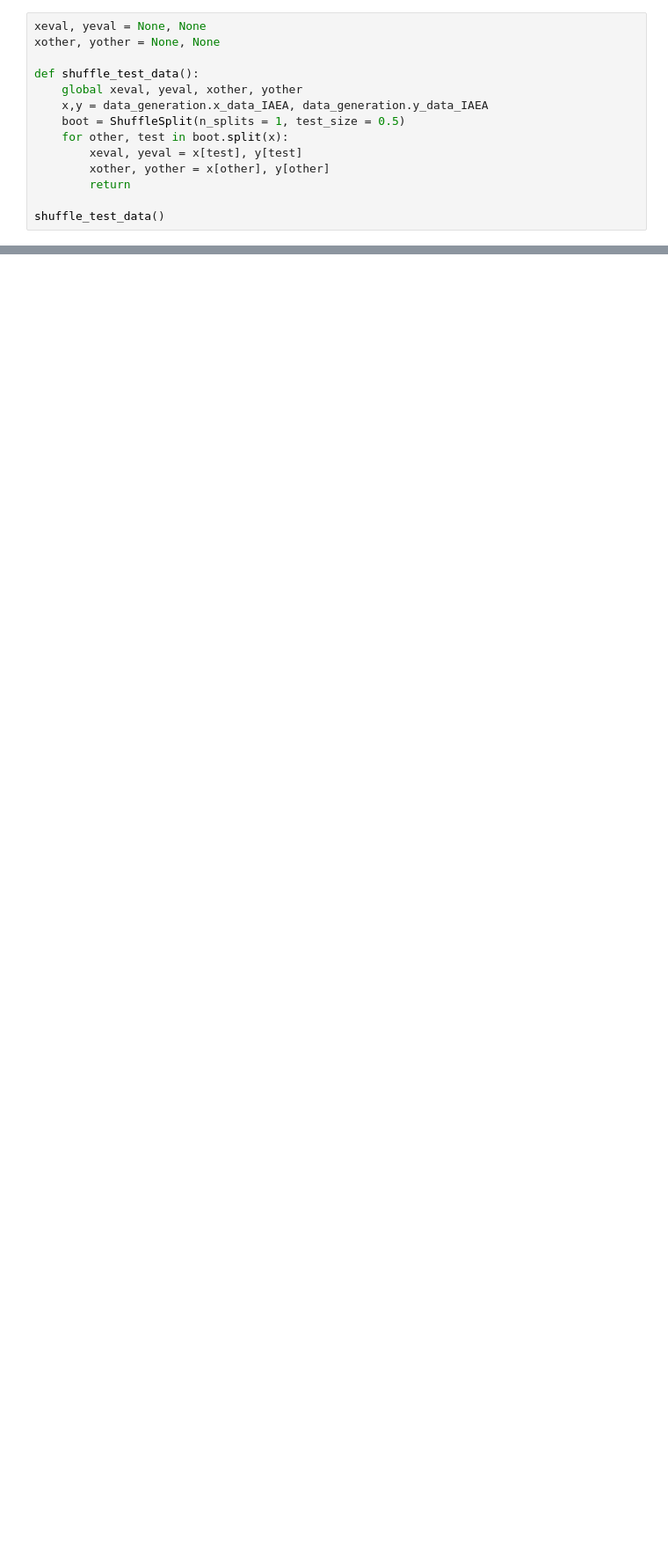
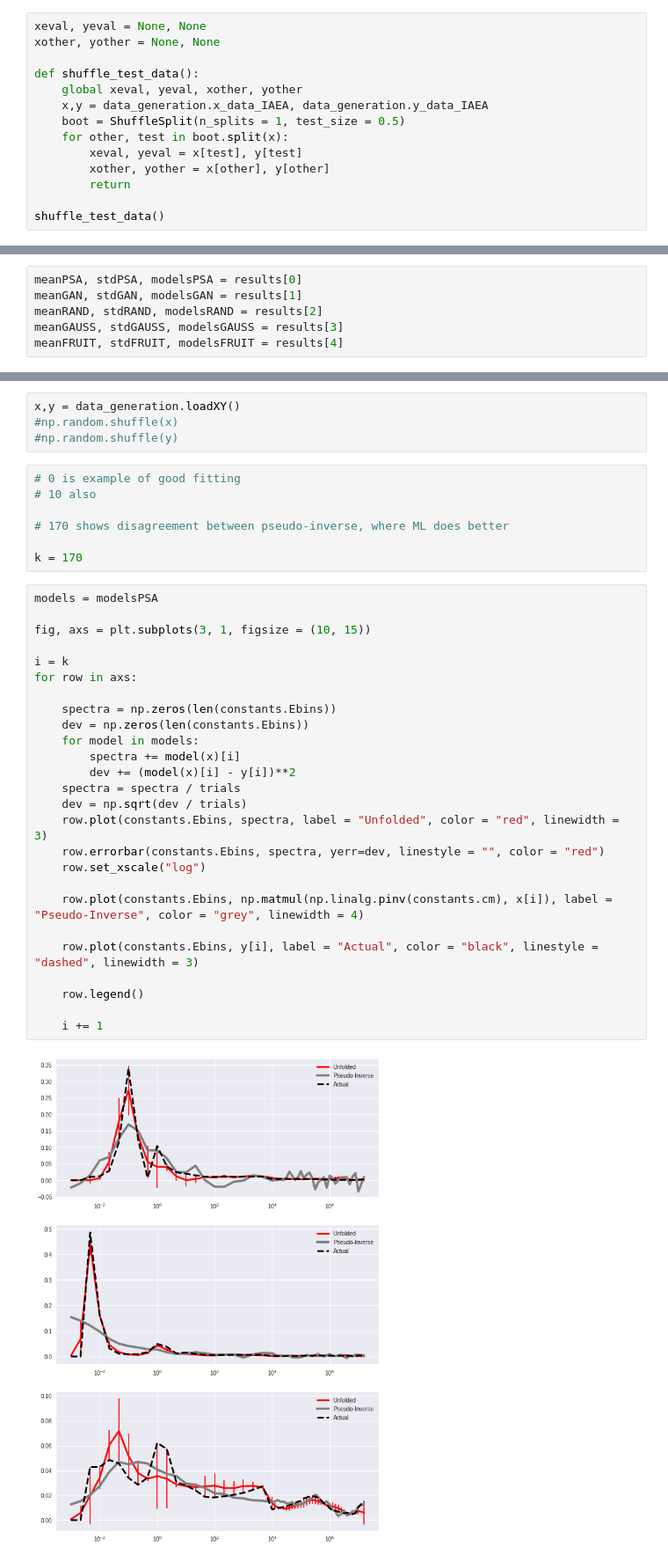
Before and after one commit to JamesMcGreivy/neutron-spectra-generation, a Jupyter notebook: Evaluate Unfolding Performance.ipynb, the cells around one changed output, grey strips where cells are left out. Shown: that part at 88% size. Drawn from its saved outputs; the diff is of its cells as text; blank space fills up the shorter version.

```diff
--- a/Evaluate Unfolding Performance.ipynb
+++ b/Evaluate Unfolding Performance.ipynb
@@ -75,0 +114,6 @@ def evaluate(algorithm):
+# %%
+meanPSA, stdPSA, modelsPSA = results[0]
+meanGAN, stdGAN, modelsGAN = results[1]
+meanRAND, stdRAND, modelsRAND = results[2]
+meanGAUSS, stdGAUSS, modelsGAUSS = results[3]
+meanFRUIT, stdFRUIT, modelsFRUIT = results[4]
@@ -75,0 +132,39 @@ def evaluate(algorithm):
+# %%
+x,y = data_generation.loadXY()
+#np.random.shuffle(x)
+#np.random.shuffle(y)
+# %%
+# 0 is example of good fitting
+# 10 also
+
+# 170 shows disagreement between pseudo-inverse, where ML does better
+
+k = 170
+# %%
+models = modelsPSA
+
+fig, axs = plt.subplots(3, 1, figsize = (10, 15))
+
+i = k
+for row in axs:
+
+    spectra = np.zeros(len(constants.Ebins))
+    dev = np.zeros(len(constants.Ebins))
+    for model in models:
+        spectra += model(x)[i]
+        dev += (model(x)[i] - y[i])**2
+    spectra = spectra / trials
+    dev = np.sqrt(dev / trials)
+    row.plot(constants.Ebins, spectra, label = "Unfolded", color = "red", linewidth = 3)
+    row.errorbar(constants.Ebins, spectra, yerr=dev, linestyle = "", color = "red")
+    row.set_xscale("log")
+
+    row.plot(constants.Ebins, np.matmul(np.linalg.pinv(constants.cm), x[i]), label = "Pseudo-Inverse", color = "grey", linewidth = 4)
+
+    row.plot(constants.Ebins, y[i], label = "Actual", color = "black", linestyle = "dashed", linewidth = 3)
+
+    row.legend()
+
+    i += 1
+# %% [output]
+[figure, added]
```
Also changed, not shown: parts of 5 cells of this notebook, 32 other files.
